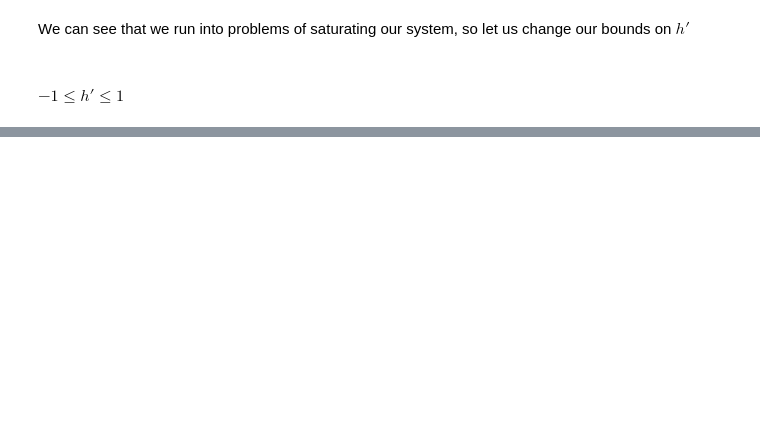
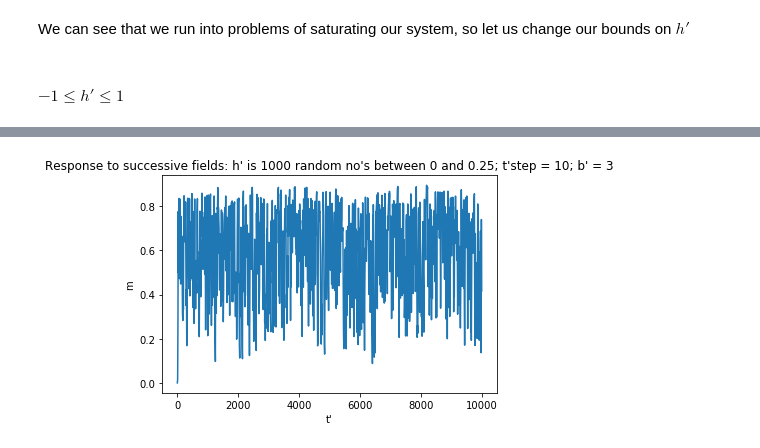
Before and after one commit to spintronic-computing-group/spnc, a Jupyter notebook: notebooks/SPNC_dev_and_testing/SPNC_dev_and_testing.ipynb, the cells around one changed output, grey strips where cells are left out. Drawn from its saved outputs; the diff is of its cells as text; code cells hidden in the pictures; blank space fills up the shorter version.

```diff
--- a/notebooks/SPNC_dev_and_testing/SPNC_dev_and_testing.ipynb
+++ b/notebooks/SPNC_dev_and_testing/SPNC_dev_and_testing.ipynb
@@ -255,0 +292,9 @@ plt.show()
+# %%
+time, mag = SPNC_mag_evolver_sw(3,h_primes,10)
+plt.plot(time,mag)
+plt.xlabel("t'")
+plt.ylabel('m')
+plt.title("Response to successive fields: h' is 1000 random no's between 0 and 0.25; t'step = 10; b' = 3")
+plt.show()
+# %% [output]
+[figure, added]
```
Also changed, not shown: parts of 15 cells of this notebook, 1 other file.
